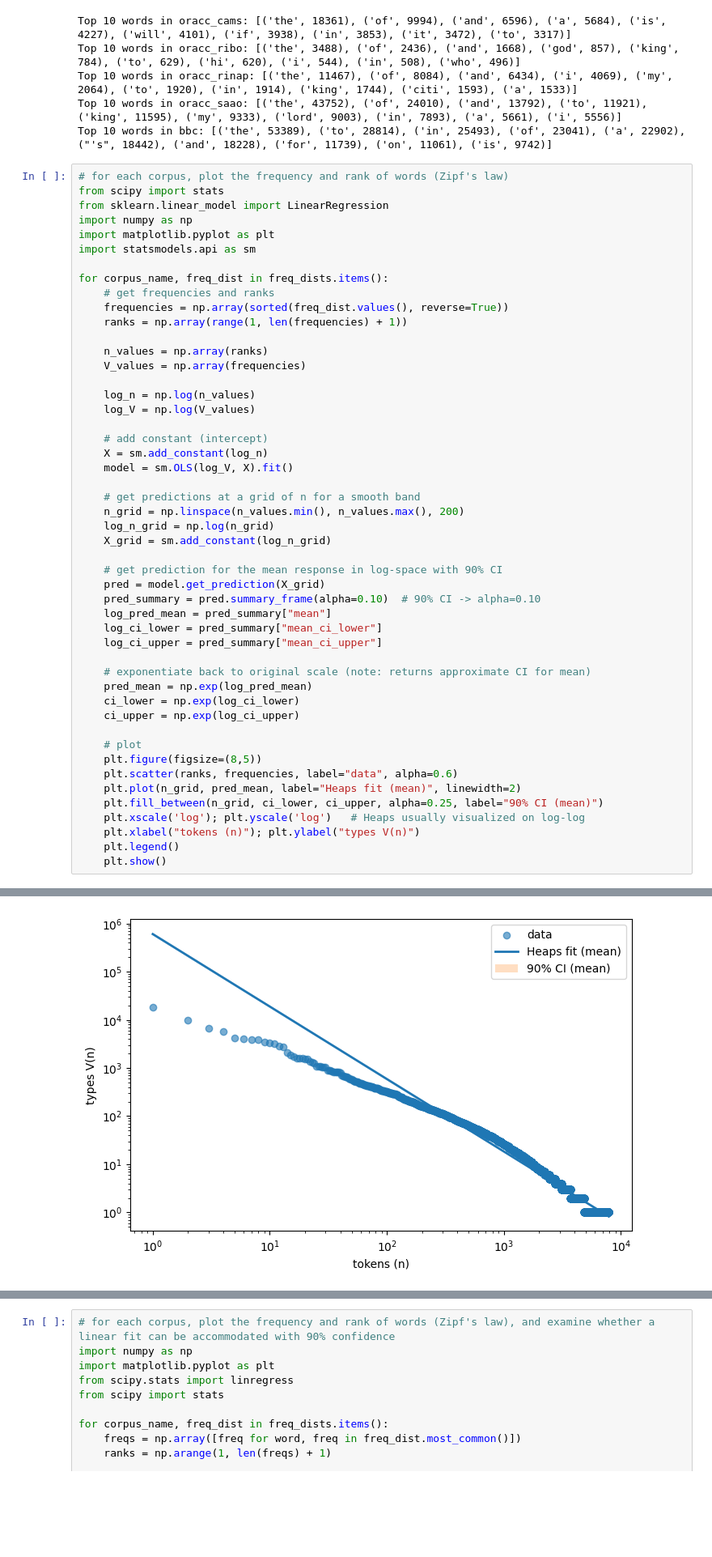
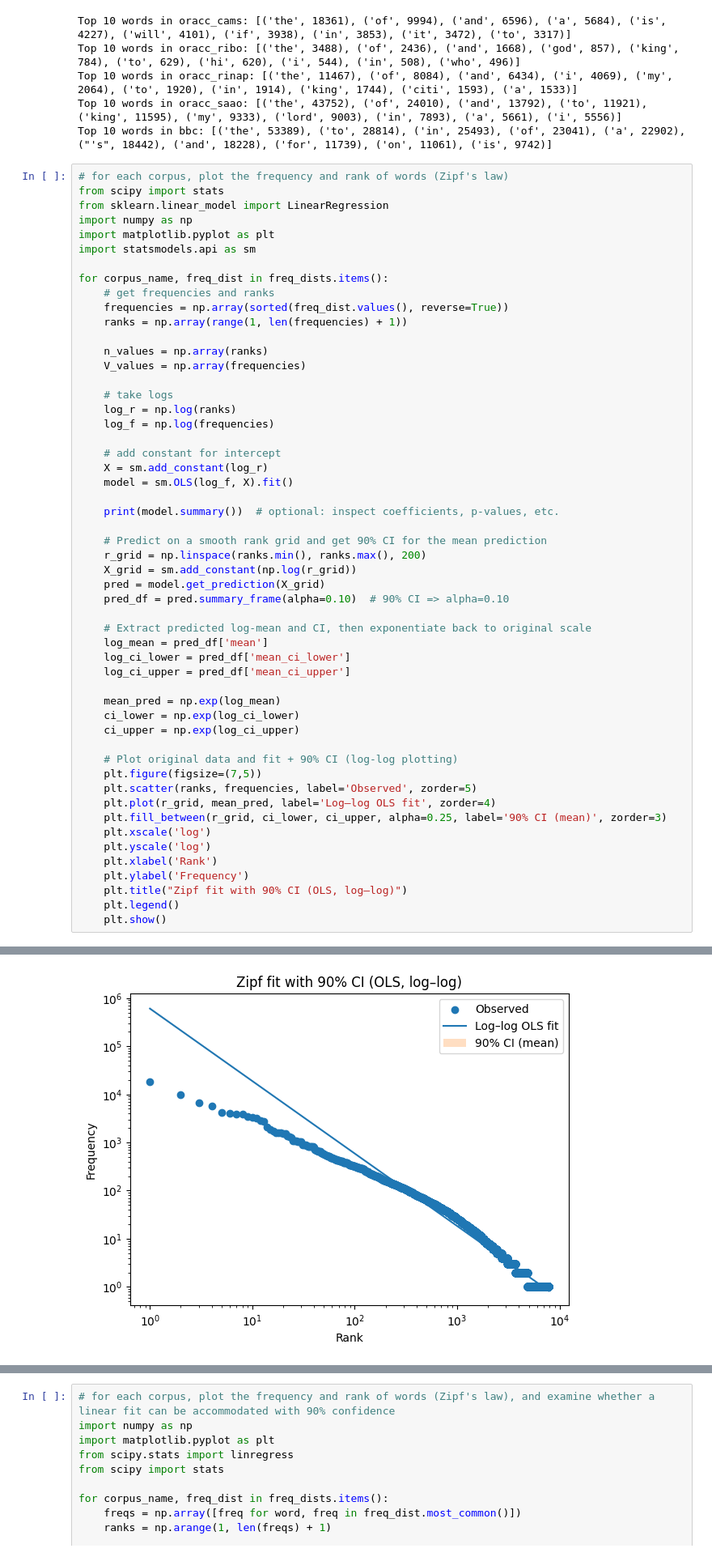
Before and after one commit to Sahe00/NLPTM_finalproject, a Jupyter notebook: project.ipynb, the cells around one changed output, grey strips where cells are left out. Shown at 81% size. Drawn from its saved outputs; the diff is of its cells as text; blank space fills up the shorter version.

```diff
--- a/project.ipynb
+++ b/project.ipynb
@@ -385,37 +385,41 @@ for corpus_name, freq_dist in freq_dists.items():
     n_values = np.array(ranks)
     V_values = np.array(frequencies)
 
-    log_n = np.log(n_values)
-    log_V = np.log(V_values)
+    # take logs
+    log_r = np.log(ranks)
+    log_f = np.log(frequencies)
 
-    # add constant (intercept)
-    X = sm.add_constant(log_n)
-    model = sm.OLS(log_V, X).fit()
+    # add constant for intercept
+    X = sm.add_constant(log_r)
+    model = sm.OLS(log_f, X).fit()
 
-    # get predictions at a grid of n for a smooth band
-    n_grid = np.linspace(n_values.min(), n_values.max(), 200)
-    log_n_grid = np.log(n_grid)
-    X_grid = sm.add_constant(log_n_grid)
+    print(model.summary())  # optional: inspect coefficients, p-values, etc.
 
-    # get prediction for the mean response in log-space with 90% CI
+    # Predict on a smooth rank grid and get 90% CI for the mean prediction
+    r_grid = np.linspace(ranks.min(), ranks.max(), 200)
+    X_grid = sm.add_constant(np.log(r_grid))
     pred = model.get_prediction(X_grid)
-    pred_summary = pred.summary_frame(alpha=0.10)  # 90% CI -> alpha=0.10
-    log_pred_mean = pred_summary["mean"]
-    log_ci_lower = pred_summary["mean_ci_lower"]
-    log_ci_upper = pred_summary["mean_ci_upper"]
+    pred_df = pred.summary_frame(alpha=0.10)  # 90% CI => alpha=0.10
 
-    # exponentiate back to original scale (note: returns approximate CI for mean)
-    pred_mean = np.exp(log_pred_mean)
+    # Extract predicted log-mean and CI, then exponentiate back to original scale
+    log_mean = pred_df['mean']
+    log_ci_lower = pred_df['mean_ci_lower']
+    log_ci_upper = pred_df['mean_ci_upper']
+
+    mean_pred = np.exp(log_mean)
     ci_lower = np.exp(log_ci_lower)
     ci_upper = np.exp(log_ci_upper)
 
-    # plot
-    plt.figure(figsize=(8,5))
-    plt.scatter(ranks, frequencies, label="data", alpha=0.6)
-    plt.plot(n_grid, pred_mean, label="Heaps fit (mean)", linewidth=2)
-    plt.fill_between(n_grid, ci_lower, ci_upper, alpha=0.25, label="90% CI (mean)")
-    plt.xscale('log'); plt.yscale('log')   # Heaps usually visualized on log-log
-    plt.xlabel("tokens (n)"); plt.ylabel("types V(n)")
+    # Plot original data and fit + 90% CI (log-log plotting)
+    plt.figure(figsize=(7,5))
+    plt.scatter(ranks, frequencies, label='Observed', zorder=5)
+    plt.plot(r_grid, mean_pred, label='Log–log OLS fit', zorder=4)
+    plt.fill_between(r_grid, ci_lower, ci_upper, alpha=0.25, label='90% CI (mean)', zorder=3)
+    plt.xscale('log')
+    plt.yscale('log')
+    plt.xlabel('Rank')
+    plt.ylabel('Frequency')
+    plt.title("Zipf fit with 90% CI (OLS, log–log)")
     plt.legend()
     plt.show()
 # %% [output]
@@ -422 +443 @@ for corpus_name, freq_dist in freq_dists.items():
-[figure, old version]
+[figure, new version]
```
Also changed, not shown: parts of 1 cell of this notebook.
